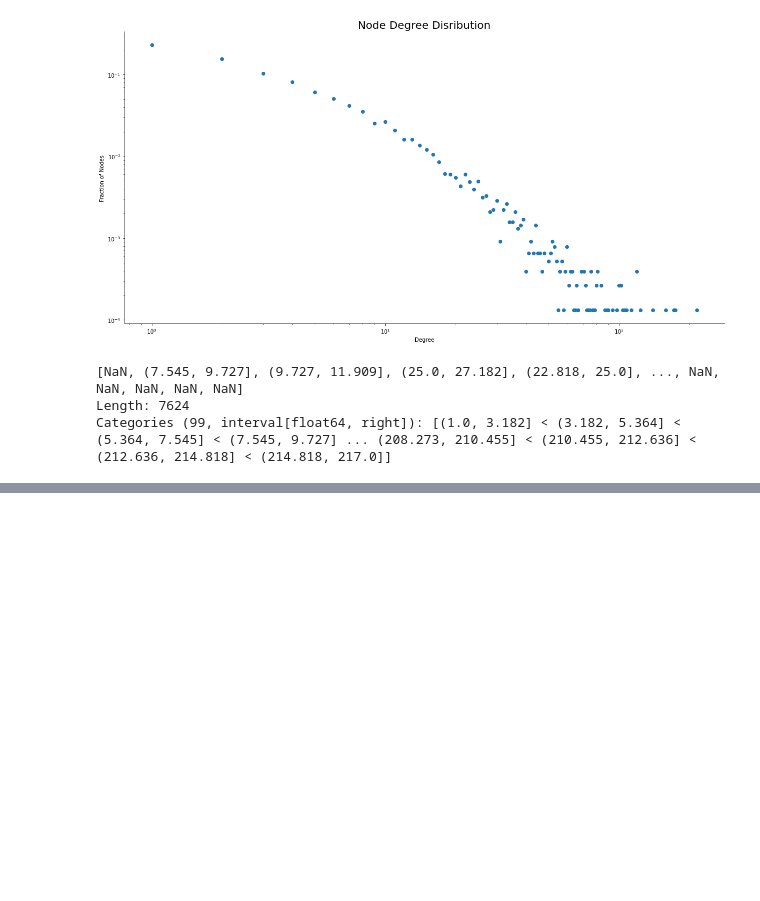
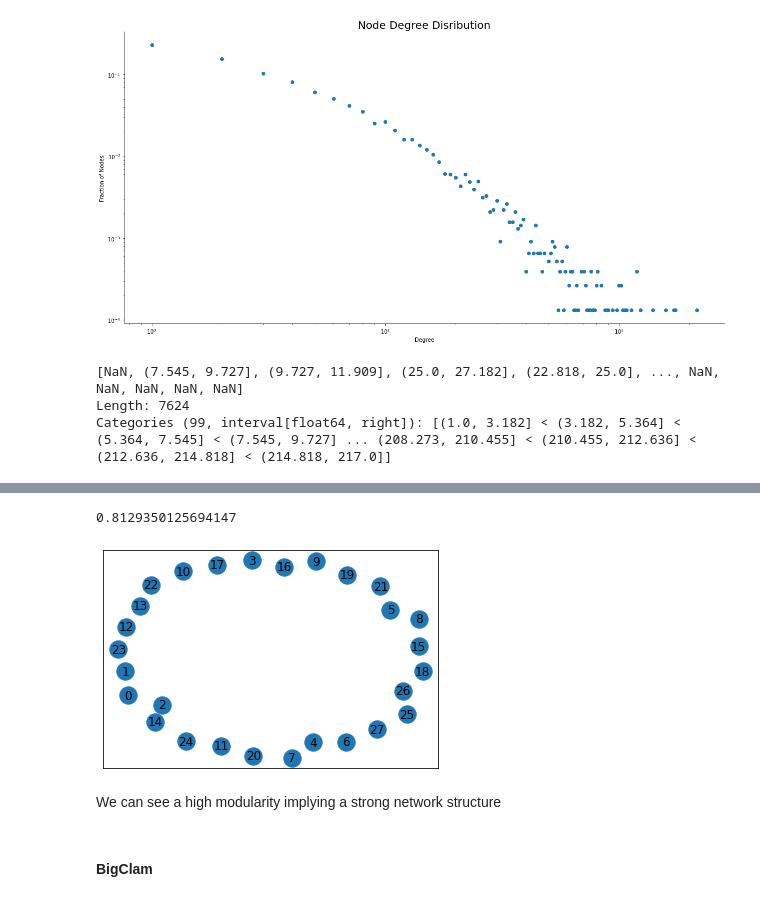
Before and after one commit to LaurinBrechter/GraphTheory, a Jupyter notebook: LastFmSocialNetwork.ipynb, the cells around one changed output, grey strips where cells are left out. Drawn from its saved outputs; the diff is of its cells as text; code cells hidden in the pictures; blank space fills up the shorter version.

```diff
--- a/LastFmSocialNetwork.ipynb
+++ b/LastFmSocialNetwork.ipynb
@@ -109,0 +105,25 @@ lastfm_df
+# %%
+com = nx_comm.louvain_communities(lastfm)
+# %%
+nx_comm.modularity(lastfm, com)
+# %% [output]
+0.8129350125694147
+# %%
+nodes = []
+
+for idx, partition in enumerate(com):
+    for node in partition:
+        nodes.append((idx, node))
+# %%
+g = nx.Graph()
+g.add_edges_from(nodes)
+# %%
+proj = nx.bipartite.projected_graph(g, list(range(len(com))))
+# %%
+nx.draw_networkx(proj)
+# %% [output]
+[figure, added]
+# %% [markdown]
+We can see a high modularity implying a strong network structure
+# %% [markdown]
+#### BigClam
```
Also changed, not shown: parts of 31 cells of this notebook, 3 other files.
